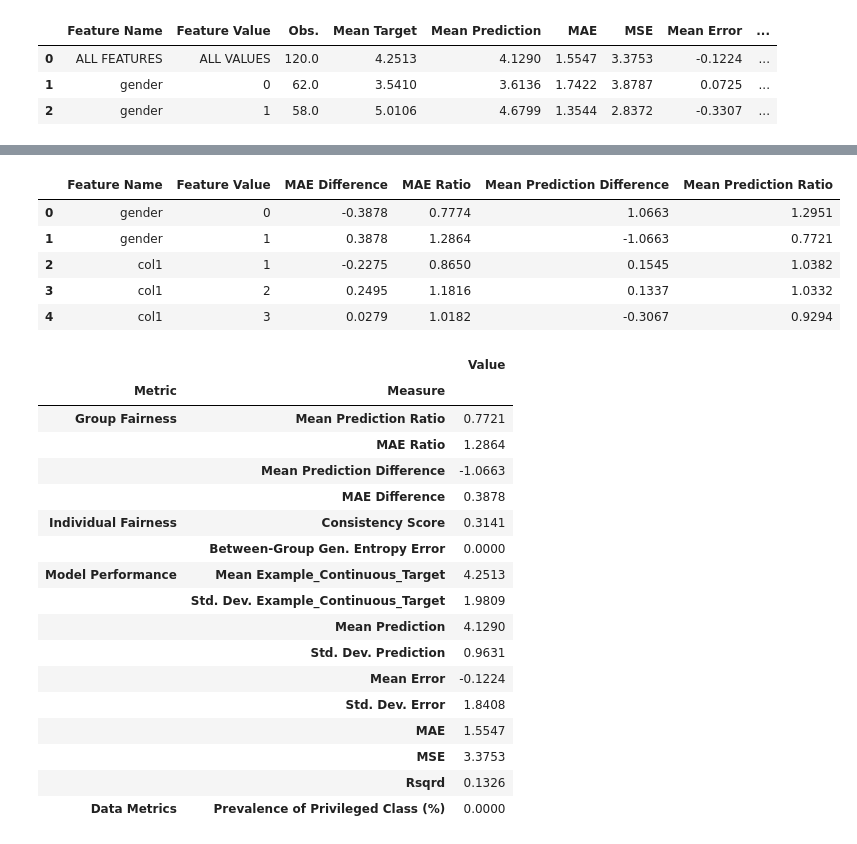
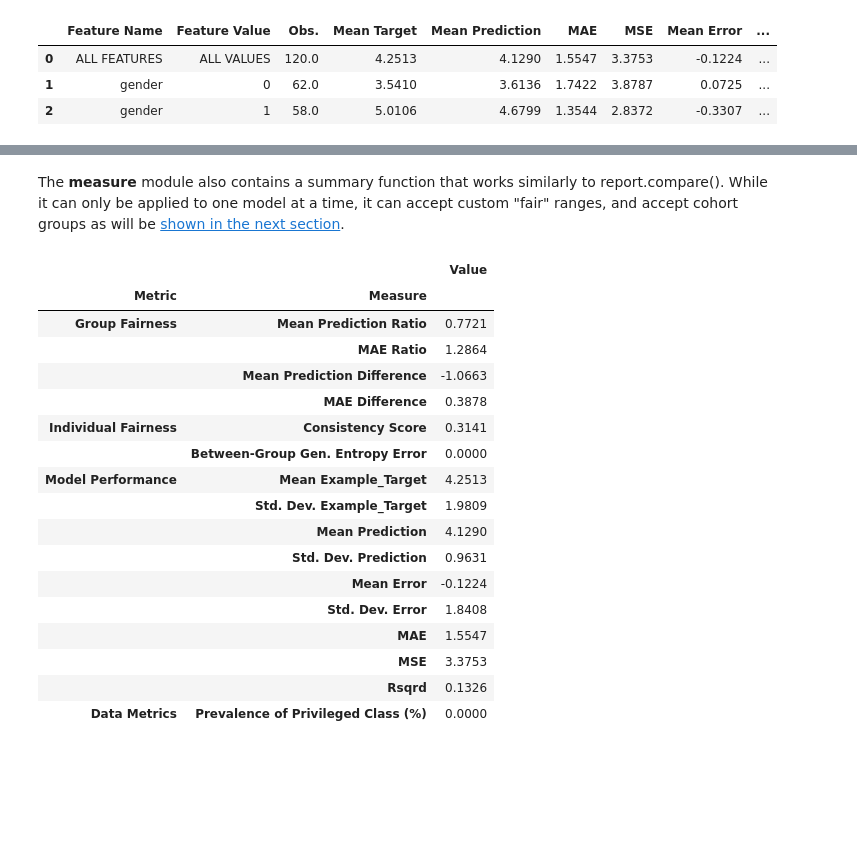
Before and after one commit to KenSciResearch/fairMLHealth, a Jupyter notebook: examples_and_tutorials/Example-ToolUsage_Regression.ipynb, the cells around one changed output, grey strips where cells are left out. Drawn from its saved outputs; the diff is of its cells as text; code cells hidden in the pictures; blank space fills up the shorter version.

Commit message:
docs: add bias cohort example to regression toolusage

```diff
--- a/examples_and_tutorials/Example-ToolUsage_Regression.ipynb
+++ b/examples_and_tutorials/Example-ToolUsage_Regression.ipynb
@@ -26,7 +26,7 @@ X = pd.DataFrame({'col1': np.random.randint(1, 4, N),
                  })
 
 # Next we'll create a randomized target variable
-y = pd.Series((X['col3']+X['gender']).values + np.random.uniform(0, 6, N), name='Example_Continuous_Target')
+y = pd.Series((X['col3']+X['gender']).values + np.random.uniform(0, 6, N), name='Example_Target')
 
 # Third, we'll split the data and use it to train two generic models
 splits = train_test_split(X, y, test_size=0.5, random_state=42)
@@ -179,41 +255,30 @@ See also: [Fairness Quick References](../docs/Fairness_Quick_References.pdf) and
+# %% [markdown]
+The **measure** module also contains a summary function that works similarly to report.compare(). While it can only be applied to one model at a time, it can accept custom "fair" ranges, and accept cohort groups as will be [shown in the next section](#cohort).
 # %%
-measure.bias(X_test[['gender', 'col1']],
-             y_test,
-             model_1.predict(X_test),
-             pred_type="regression",
-            flag_oor=True,
-            custom_ranges={'MAE Difference':(-0.1, 0.1), 'mean prediction difference':(-2,2)})
+# Example summary output for the regression model with custom ranges
+measure.summary(X_test[['gender', 'col1']],
+                y_test,
+                model_1.predict(X_test),
+                prtc_attr=X_test['gender'],
+                pred_type="regression",
+                flag_oor=True,
+                custom_ranges={ 'mean prediction difference':(-0.5, 2)})
 # %% [output]
-|  | Feature Name | Feature Value | MAE Difference | MAE Ratio | Mean Prediction Difference | Mean Prediction Ratio |
-| 0 | gender | 0 | -0.3878 | 0.7774 | 1.0663 | 1.2951 |
-| 1 | gender | 1 | 0.3878 | 1.2864 | -1.0663 | 0.7721 |
-| 2 | col1 | 1 | -0.2275 | 0.8650 | 0.1545 | 1.0382 |
-| 3 | col1 | 2 | 0.2495 | 1.1816 | 0.1337 | 1.0332 |
-| 4 | col1 | 3 | 0.0279 | 1.0182 | -0.3067 | 0.9294 |
+|  |  | Value |
+| Metric | Measure |  |
+| Group Fairness | Mean Prediction Ratio | 0.7721 |
+|  | MAE Ratio | 1.2864 |
+|  | Mean Prediction Difference | -1.0663 |
+|  | MAE Difference | 0.3878 |
+| Individual Fairness | Consistency Score | 0.3141 |
+|  | Between-Group Gen. Entropy Error | 0.0000 |
+| Model Performance | Mean Example_Target | 4.2513 |
+|  | Std. Dev. Example_Target | 1.9809 |
+|  | Mean Prediction | 4.1290 |
+|  | Std. Dev. Prediction | 0.9631 |
+|  | Mean Error | -0.1224 |
+|  | Std. Dev. Error | 1.8408 |
+|  | MAE | 1.5547 |
+|  | MSE | 3.3753 |
+|  | Rsqrd | 0.1326 |
+| Data Metrics | Prevalence of Privileged Class (%) | 0.0000 |
-# %%
-measure.summary(X_test[['gender', 'col1']],
-             y_test,
-             model_1.predict(X_test),
-                prtc_attr=X_test['gender'],
-             pred_type="regression",
-            flag_oor=True,
-            custom_ranges={ 'mean prediction difference':(-0.5,2)})
-# %% [output]
-|  |  | Value |
-| Metric | Measure |  |
-| Group Fairness | Mean Prediction Ratio | 0.7721 |
-|  | MAE Ratio | 1.2864 |
-|  | Mean Prediction Difference | -1.0663 |
-|  | MAE Difference | 0.3878 |
-| Individual Fairness | Consistency Score | 0.3141 |
-|  | Between-Group Gen. Entropy Error | 0.0000 |
-| Model Performance | Mean Example_Continuous_Target | 4.2513 |
-|  | Std. Dev. Example_Continuous_Target | 1.9809 |
-|  | Mean Prediction | 4.1290 |
-|  | Std. Dev. Prediction | 0.9631 |
-|  | Mean Error | -0.1224 |
-|  | Std. Dev. Error | 1.8408 |
-|  | MAE | 1.5547 |
-|  | MSE | 3.3753 |
-|  | Rsqrd | 0.1326 |
-| Data Metrics | Prevalence of Privileged Class (%) | 0.0000 |
```
Also changed, not shown: parts of 28 cells of this notebook.
